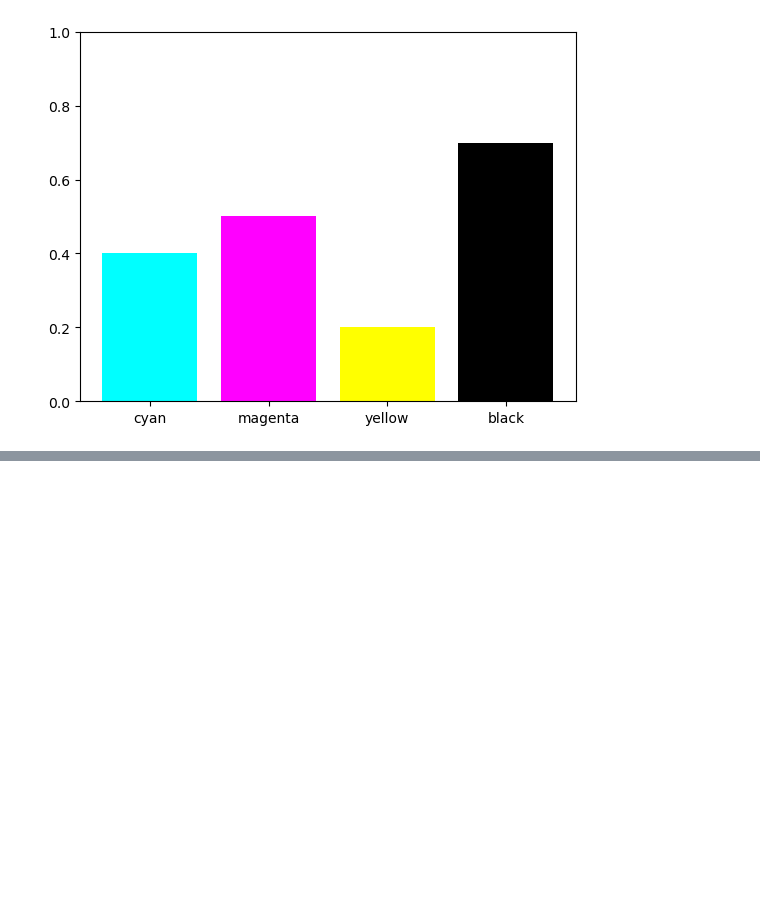
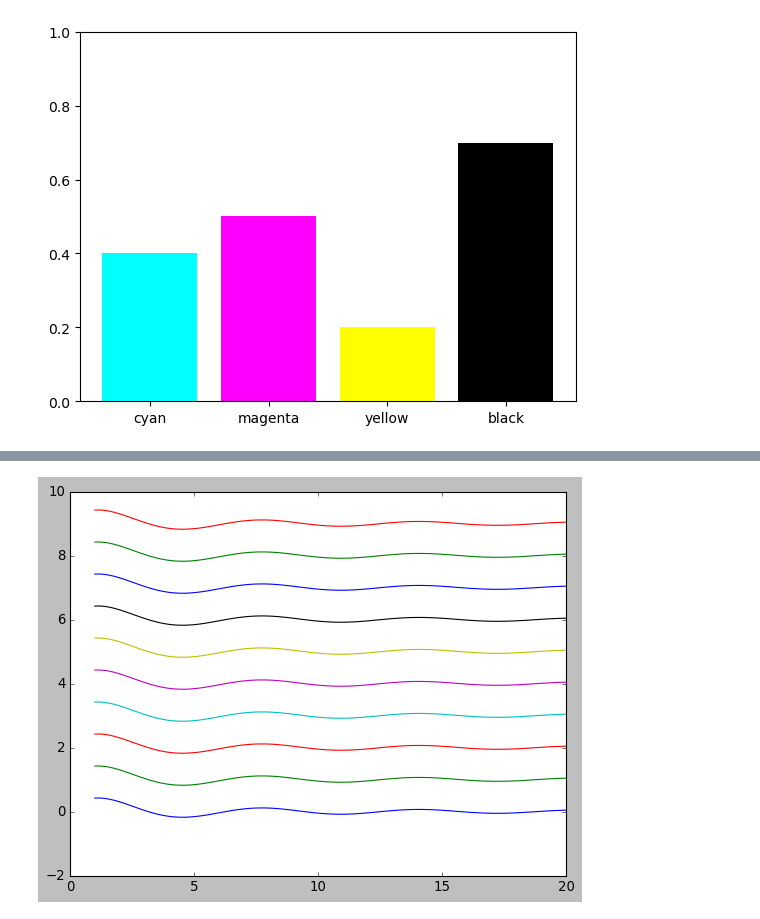
Before and after one commit to get-to-work-together/Defensie-Python-Traject, a Jupyter notebook: Cursus/Dag 8/demo_matplotlib.ipynb, the cells around one changed output, grey strips where cells are left out. Cells and saved outputs as stored; diff of their text form; code cells hidden in the pictures; blank space fills up the shorter version.

```diff
--- a/Cursus/Dag 8/demo_matplotlib.ipynb
+++ b/Cursus/Dag 8/demo_matplotlib.ipynb
@@ -266,0 +267,15 @@ plt.show()
+# %%
+plt.plot(x, y)
+plt.plot(x, y + 1)
+plt.plot(x, y + 2)
+plt.plot(x, y + 3)
+plt.plot(x, y + 4)
+plt.plot(x, y + 5)
+plt.plot(x, y + 6)
+plt.plot(x, y + 7)
+plt.plot(x, y + 8)
+plt.plot(x, y + 9)
+
+plt.show()
+# %% [output]
+[figure, added]
```
Also changed, not shown: parts of 3 cells of this notebook, 4 other files.
